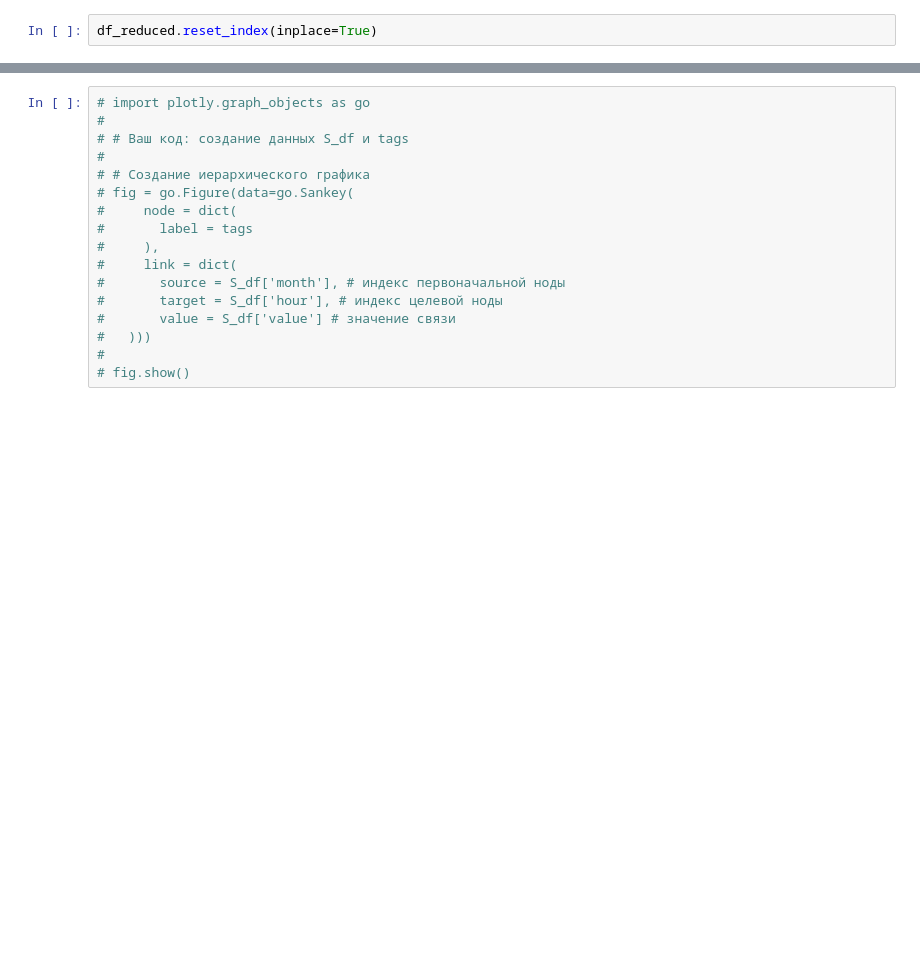
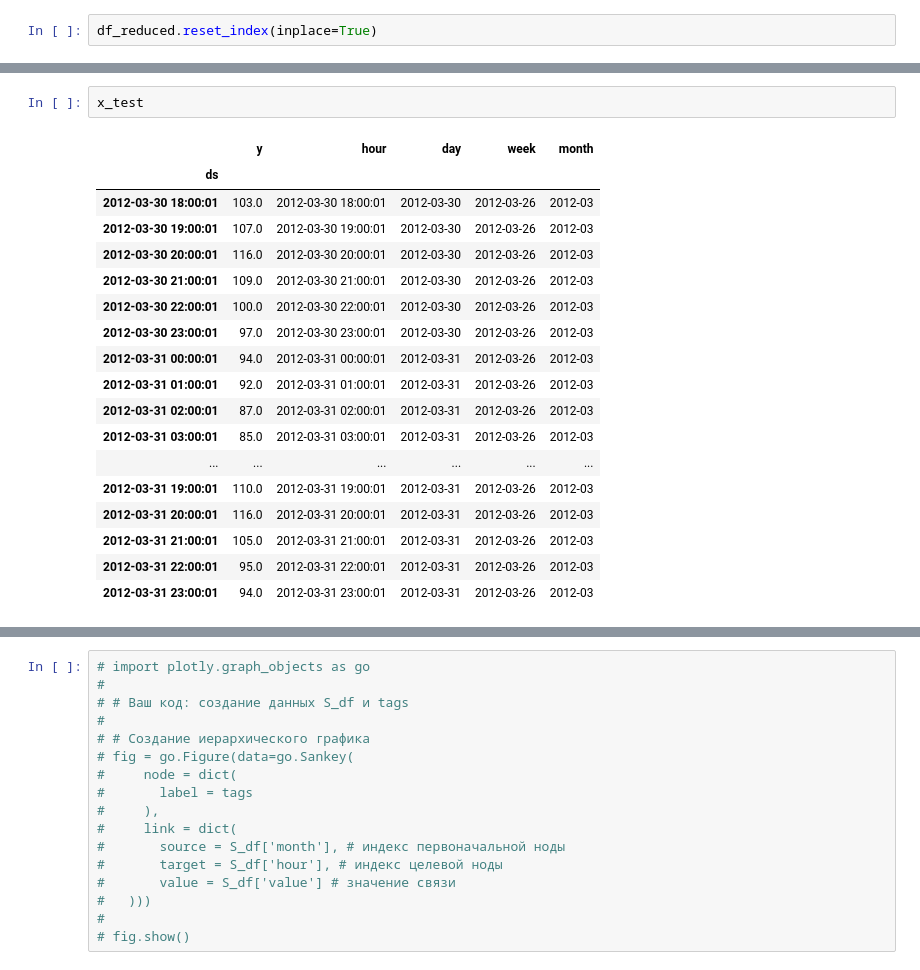
Before and after one commit to elineii/TimeSeriesMasters2023, a Jupyter notebook: experiments/Hierarchical_series_zuikova.ipynb, the cells around one changed output, grey strips where cells are left out. Saved outputs shown, nothing was run; the diff lists cells and outputs as text; blank space fills up the shorter version.

```diff
--- a/experiments/Hierarchical_series_zuikova.ipynb
+++ b/experiments/Hierarchical_series_zuikova.ipynb
@@ -317,0 +582,21 @@ S_df
+# %%
+x_test
+# %% [output]
+|  | y | hour | day | week | month |
+| ds |  |  |  |  |  |
+| 2012-03-30 18:00:01 | 103.0 | 2012-03-30 18:00:01 | 2012-03-30 | 2012-03-26 | 2012-03 |
+| 2012-03-30 19:00:01 | 107.0 | 2012-03-30 19:00:01 | 2012-03-30 | 2012-03-26 | 2012-03 |
+| 2012-03-30 20:00:01 | 116.0 | 2012-03-30 20:00:01 | 2012-03-30 | 2012-03-26 | 2012-03 |
+| 2012-03-30 21:00:01 | 109.0 | 2012-03-30 21:00:01 | 2012-03-30 | 2012-03-26 | 2012-03 |
+| 2012-03-30 22:00:01 | 100.0 | 2012-03-30 22:00:01 | 2012-03-30 | 2012-03-26 | 2012-03 |
+| 2012-03-30 23:00:01 | 97.0 | 2012-03-30 23:00:01 | 2012-03-30 | 2012-03-26 | 2012-03 |
+| 2012-03-31 00:00:01 | 94.0 | 2012-03-31 00:00:01 | 2012-03-31 | 2012-03-26 | 2012-03 |
+| 2012-03-31 01:00:01 | 92.0 | 2012-03-31 01:00:01 | 2012-03-31 | 2012-03-26 | 2012-03 |
+| 2012-03-31 02:00:01 | 87.0 | 2012-03-31 02:00:01 | 2012-03-31 | 2012-03-26 | 2012-03 |
+| 2012-03-31 03:00:01 | 85.0 | 2012-03-31 03:00:01 | 2012-03-31 | 2012-03-26 | 2012-03 |
+| ... | ... | ... | ... | ... | ... |
+| 2012-03-31 19:00:01 | 110.0 | 2012-03-31 19:00:01 | 2012-03-31 | 2012-03-26 | 2012-03 |
+| 2012-03-31 20:00:01 | 116.0 | 2012-03-31 20:00:01 | 2012-03-31 | 2012-03-26 | 2012-03 |
+| 2012-03-31 21:00:01 | 105.0 | 2012-03-31 21:00:01 | 2012-03-31 | 2012-03-26 | 2012-03 |
+| 2012-03-31 22:00:01 | 95.0 | 2012-03-31 22:00:01 | 2012-03-31 | 2012-03-26 | 2012-03 |
+| 2012-03-31 23:00:01 | 94.0 | 2012-03-31 23:00:01 | 2012-03-31 | 2012-03-26 | 2012-03 |
```
Also changed, not shown: parts of 108 cells of this notebook.
